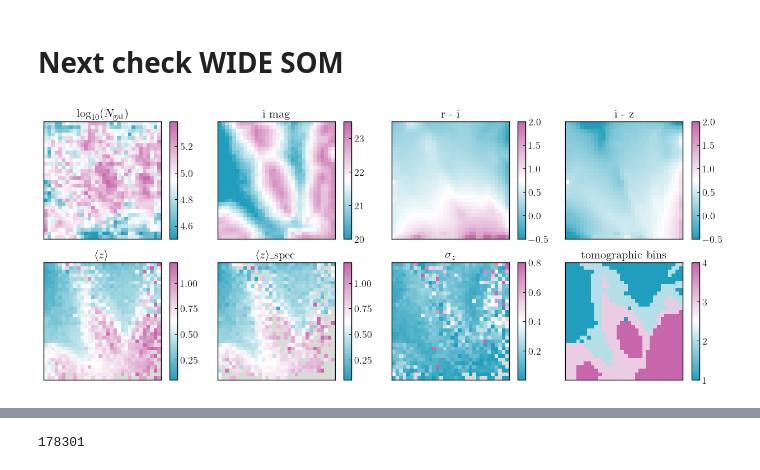
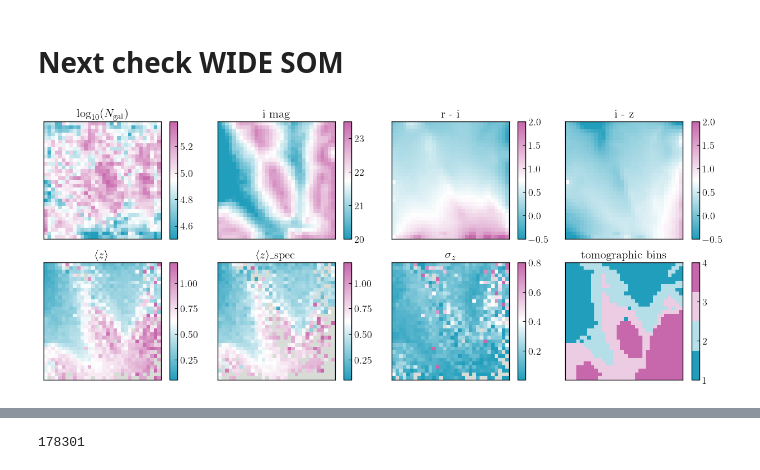
Before and after one commit to DhayaaAnbajagane/CosmicShearPhotoZ, a Jupyter notebook: paper_plots/Check_SOMs.ipynb, the cells around one changed output, grey strips where cells are left out. Cells and saved outputs as stored; diff of their text form; code cells hidden in the pictures.

Commit message:
Update plot scale

```diff
--- a/paper_plots/Check_SOMs.ipynb
+++ b/paper_plots/Check_SOMs.ipynb
@@ -26,9 +26,12 @@ from cycler import cycler
 # Update the default prop_cycle
 plt.rcParams['axes.prop_cycle'] = cycler(color=COLORS)
 
-from matplotlib.colors import LinearSegmentedColormap
+from matplotlib.colors import LinearSegmentedColormap, ListedColormap
 custom_cmap = LinearSegmentedColormap.from_list(None, [COLORS[1], 'white', COLORS[2]])
 custom_cmap.set_bad(color = 'xkcd:light gray')
+
+
+def discretize_cmap(cmap, num_colors): return ListedColormap([cmap(i / (num_colors - 1)) for i in range(num_colors)])
 # %% [markdown]
 # First check DEEP SOM
 # %%
@@ -158,35 +161,35 @@ m    = (b_cat['Z'][:] > 0) & ((b_cat['SOURCE'][:] == 'C3R2') |
                               (b_cat['SOURCE'][:] == 'ZCOSMOS') |
                               (b_cat['SOURCE'][:] == 'VIPERS') |
                               (b_cat['SOURCE'][:] == 'VVDS')
                              )
 SOM  = np.bincount(b_cat.cell.values[m], weights = a[m], minlength = 32**2)/np.bincount(b_cat.cell.values[m], minlength = 32**2)
 SOM  = np.where(np.isfinite(SOM), SOM, np.NaN)
 m = ax[bins].imshow(SOM.reshape(32, 32), cmap = custom_cmap, vmin = 0.05, vmax = 1.2)
 plt.colorbar(m, ax = ax[bins], shrink = shrink, aspect = aspect)
 ax[bins].set_title(r'$\langle z \rangle$_spec', size = 15)
 
 bins = (1,2)
 a    = b_cat['Z'][:]
 m    = (b_cat['Z'][:] > 0)
 z_m  = np.bincount(b_cat.cell.values[m], weights = a[m]) / np.bincount(b_cat.cell.values[m])
 SOM  = np.bincount(b_cat.cell.values[m], weights = (a[m] - z_m[b_cat.cell.values[m]])**2)/np.bincount(b_cat.cell.values[m])
 SOM  = np.sqrt(SOM)
 SOM  = np.where(np.isfinite(SOM), SOM, np.NaN)
 m = ax[bins].imshow(SOM.reshape(32, 32), cmap = custom_cmap, vmin = 0.001, vmax = 0.8)
 plt.colorbar(m, ax = ax[bins], shrink = shrink, aspect = aspect)
 ax[bins].set_title(r'$\sigma_z$', size = 15)
 
 
 bins = (1,3)
 SOM  = np.load('/project/chihway/dhayaa/DECADE/SOMPZ/Runs/20241113/TomoBinAssign.npy') + 1
-m = ax[bins].imshow(SOM.reshape(32, 32), cmap = custom_cmap, vmin = 1, vmax = 4)
+m = ax[bins].imshow(SOM.reshape(32, 32), cmap = discretize_cmap(custom_cmap, 4), vmin = 1, vmax = 4)
 plt.colorbar(m, ax = ax[bins], shrink = shrink, aspect = aspect)
 ax[bins].set_title(r'tomographic bins', size = 15)
 
 plt.savefig('./WideSOM.pdf', dpi = 300, bbox_inches = 'tight')
 plt.show()
 # %% [output]
-[figure, old version]
+[figure, new version]
 # %%
 deep_cell = np.load('/project/chihway/dhayaa/DECADE/SOMPZ/Runs/20240408/collated_deep_classifier.npy')
 deep_id   = np.load('/project/chihway/dhayaa/DECADE/SOMPZ/Runs/20240408/DEEP_DATA_ID.npy')
```
